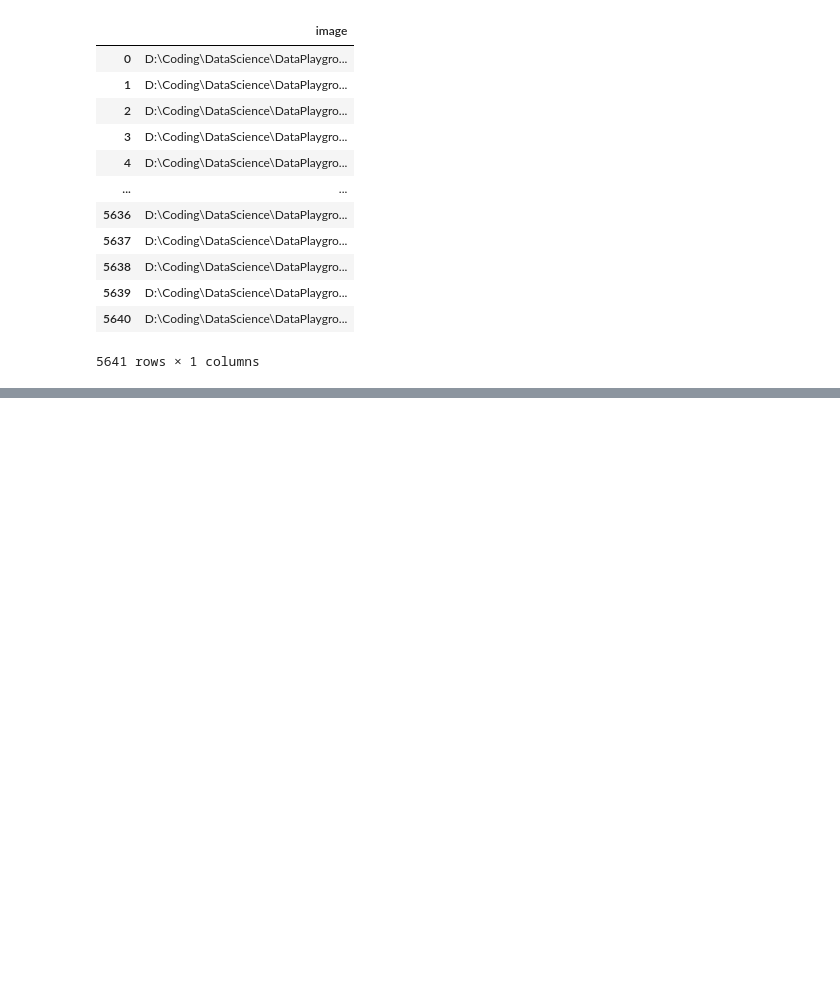
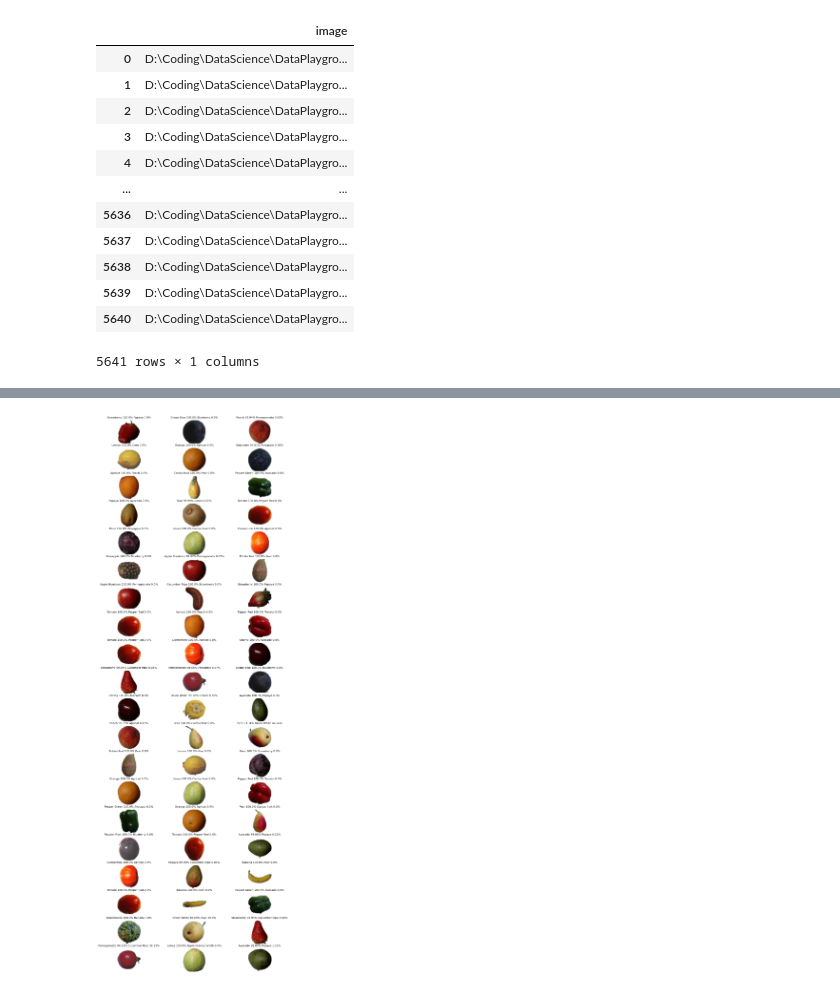
Before and after one commit to Volplayed/data-playground, a Jupyter notebook: FruitRecognition/fruit_recognition.ipynb, the cells around one changed output, grey strips where cells are left out. Drawn from its saved outputs; the diff is of its cells as text; code cells hidden in the pictures; blank space fills up the shorter version.

Commit message:
Fruit recognition: saved trained model

```diff
--- a/FruitRecognition/fruit_recognition.ipynb
+++ b/FruitRecognition/fruit_recognition.ipynb
@@ -93,6 +93,7 @@ from sklearn.model_selection import train_test_split
 X_train, X_test, y_train, y_test = train_test_split(converted_train, df_train["label"], test_size=0.2)
 # %%
 import tensorflow as tf
+save_path = "D:\Coding\DataScience\DataPlayground\FruitRecognition\\model"
 # %%
 
 image_shape = (56,56, 3)
@@ -174,0 +188,31 @@ plt.show()
+# %%
+#load model
+model = tf.keras.models.load_model(save_path)
+# %%
+#visualize results with probability
+import random
+#predict
+predictions = model.predict(converted_test)
+preds = []
+labels = {value:key for key, value in label_nums.items()}
+for i, pred in enumerate(predictions):
+    sorted_indices = np.argsort(pred)[::-1]  # Sort in descending order
+    second_max_index = sorted_indices[1]  # Select the second element
+    pred_label = labels[pred.argmax()]
+    pred_prob = round(pred.max() * 100, 2)
+    second_label = labels[second_max_index]
+    second_prob = round(pred[second_max_index] * 100, 2)
+
+    preds.append(f"{pred_label} {pred_prob}% {second_label} {second_prob}%")
+
+
+print(label_nums)
+#plot random images
+fig, ax = plt.subplots(20,3, figsize=(10,30))
+for i in range(20):
+    for j in range(3):
+        rand = random.randint(0, len(converted_test))
+        ax[i,j].imshow(converted_test[rand])
+        ax[i,j].set_title(preds[rand], fontsize=8)
+        ax[i,j].axis("off")
+# %% [output]
@@ -174,0 +221 @@ plt.show()
+[figure, added]
```
Also changed, not shown: parts of 6 cells of this notebook, 5 other files.
